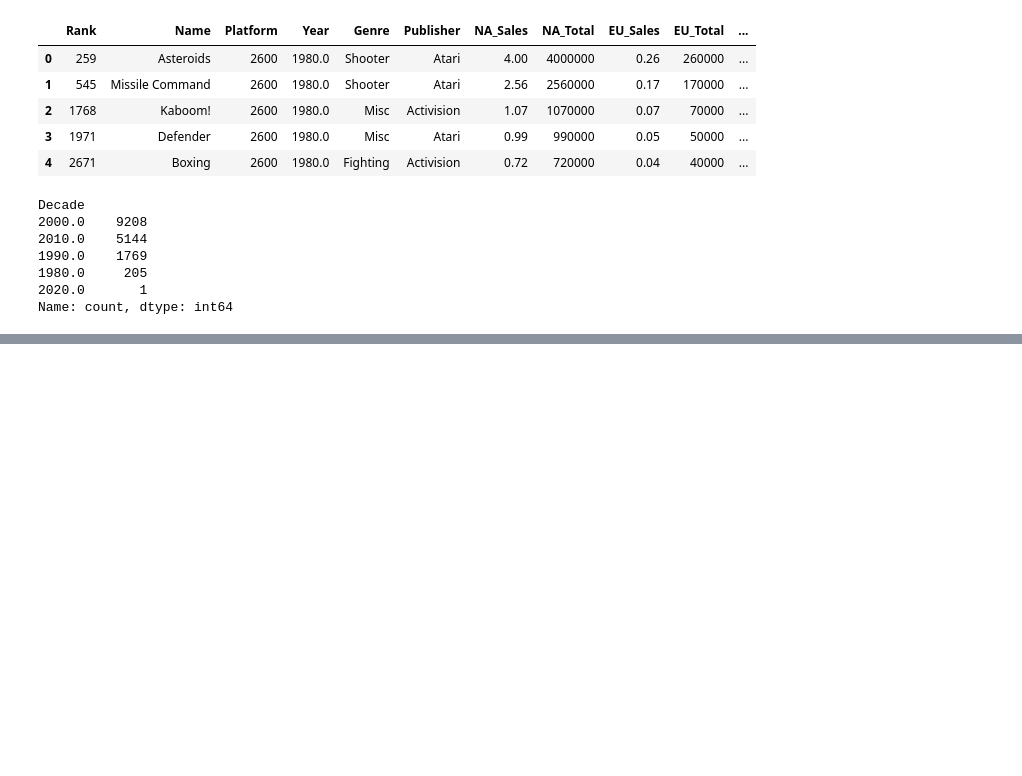
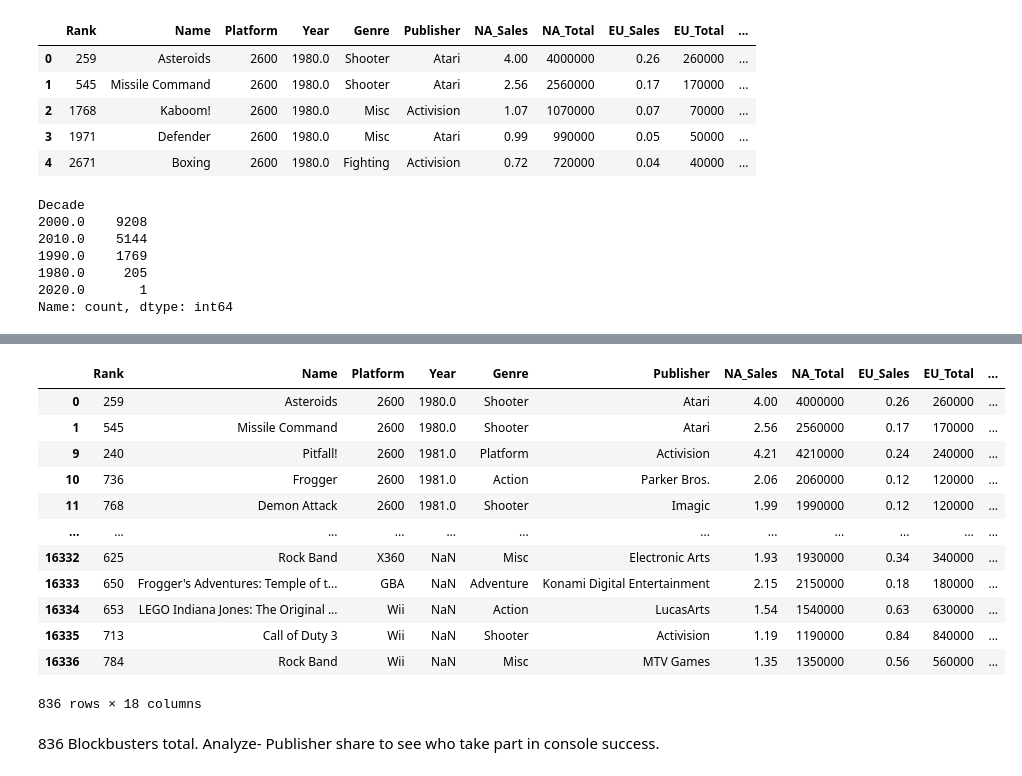
Before and after one commit to JCDevWiz/costsofgaming-capstone, a Jupyter notebook: Notebooks/Games.ipynb, the cells around one changed output, grey strips where cells are left out. Drawn from its saved outputs; the diff is of its cells as text; code cells hidden in the pictures; blank space fills up the shorter version.

```diff
--- a/Notebooks/Games.ipynb
+++ b/Notebooks/Games.ipynb
@@ -75,0 +143,19 @@ Name: count, dtype: int64
+# %%
+games[games['Blockbuster'] == True]
+# %% [output]
+|  | Rank | Name | Platform | Year | Genre | Publisher | NA_Sales | NA_Total | EU_Sales | EU_Total | ... |
+| 0 | 259 | Asteroids | 2600 | 1980.0 | Shooter | Atari | 4.00 | 4000000 | 0.26 | 260000 | ... |
+| 1 | 545 | Missile Command | 2600 | 1980.0 | Shooter | Atari | 2.56 | 2560000 | 0.17 | 170000 | ... |
+| 9 | 240 | Pitfall! | 2600 | 1981.0 | Platform | Activision | 4.21 | 4210000 | 0.24 | 240000 | ... |
+| 10 | 736 | Frogger | 2600 | 1981.0 | Action | Parker Bros. | 2.06 | 2060000 | 0.12 | 120000 | ... |
+| 11 | 768 | Demon Attack | 2600 | 1981.0 | Shooter | Imagic | 1.99 | 1990000 | 0.12 | 120000 | ... |
+| ... | ... | ... | ... | ... | ... | ... | ... | ... | ... | ... | ... |
+| 16332 | 625 | Rock Band | X360 | NaN | Misc | Electronic Arts | 1.93 | 1930000 | 0.34 | 340000 | ... |
+| 16333 | 650 | Frogger's Adventures: Temple of t... | GBA | NaN | Adventure | Konami Digital Entertainment | 2.15 | 2150000 | 0.18 | 180000 | ... |
+| 16334 | 653 | LEGO Indiana Jones: The Original ... | Wii | NaN | Action | LucasArts | 1.54 | 1540000 | 0.63 | 630000 | ... |
+| 16335 | 713 | Call of Duty 3 | Wii | NaN | Shooter | Activision | 1.19 | 1190000 | 0.84 | 840000 | ... |
+| 16336 | 784 | Rock Band | Wii | NaN | Misc | MTV Games | 1.35 | 1350000 | 0.56 | 560000 | ... |
+836 rows × 18 columns
+# %% [markdown]
+836 Blockbusters total.
+Analyze- Publisher share to see who take part in console success.
```
Also changed, not shown: parts of 11 cells of this notebook, 3 other files.
